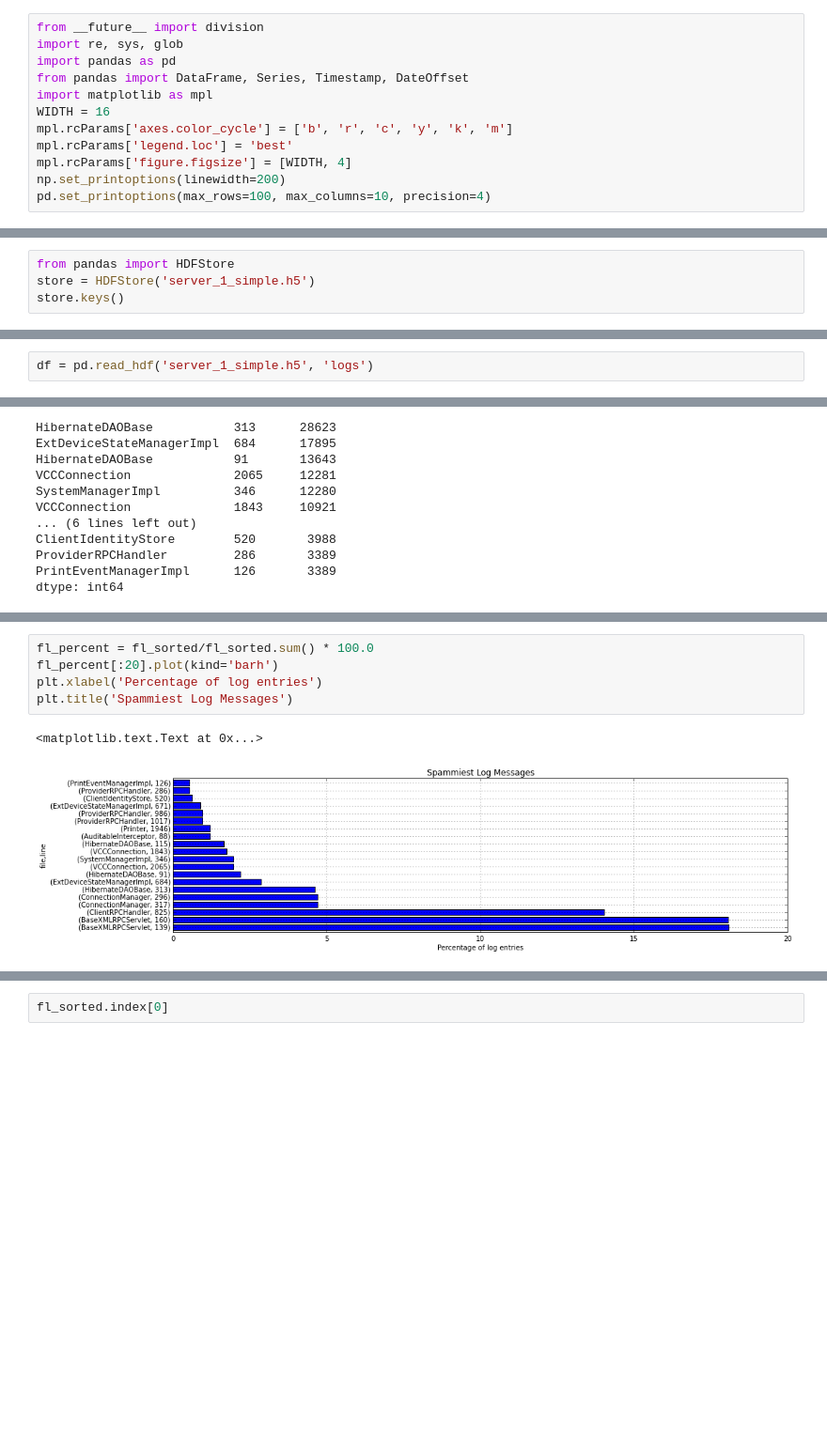
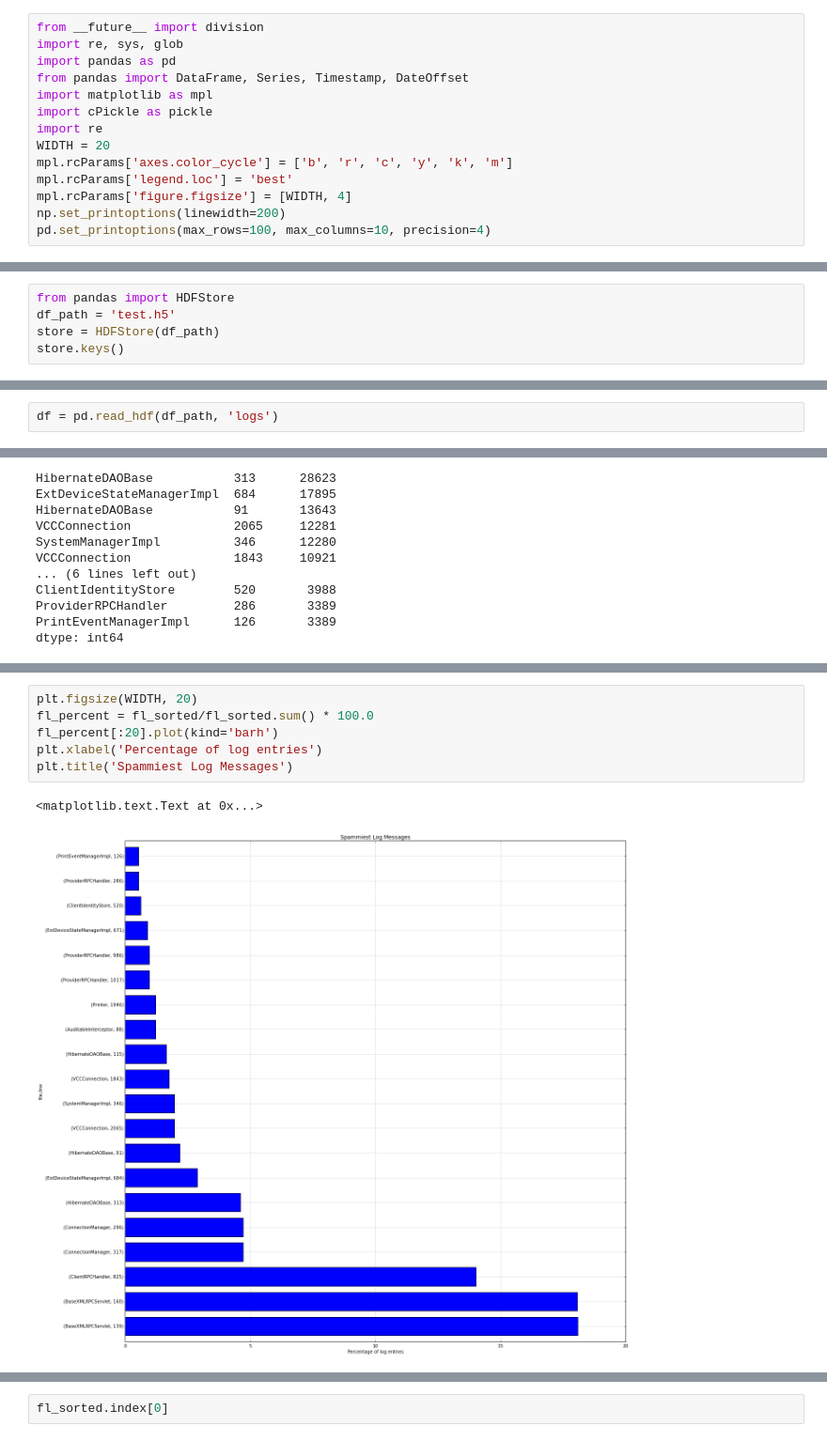
Before and after one commit to peterwilliams97/log_analysis, a Jupyter notebook: nb_pandas-template.ipynb, the cells around one changed output, grey strips where cells are left out. Shown at 94% size. Saved outputs shown, nothing was run; the diff lists cells and outputs as text; blank space fills up the shorter version.

```diff
--- a/nb_pandas-template.ipynb
+++ b/nb_pandas-template.ipynb
@@ -13,7 +12,9 @@ import re, sys, glob
 import pandas as pd
 from pandas import DataFrame, Series, Timestamp, DateOffset
 import matplotlib as mpl
-WIDTH = 16
+import cPickle as pickle
+import re
+WIDTH = 20
 mpl.rcParams['axes.color_cycle'] = ['b', 'r', 'c', 'y', 'k', 'm']
 mpl.rcParams['legend.loc'] = 'best'
 mpl.rcParams['figure.figsize'] = [WIDTH, 4]
@@ -68,6 +67,7 @@ The DataFrame was saved in an HDF5 with the extension __`.h5`__.
 # %%
 from pandas import HDFStore
-store = HDFStore('server_1_simple.h5')
+df_path = 'test.h5'
+store = HDFStore(df_path)
 store.keys()
 # %% [output]
 ['/logs']
@@ -74,5 +103,5 @@ store.keys()
 # %%
-df = pd.read_hdf('server_1_simple.h5', 'logs')
+df = pd.read_hdf(df_path, 'logs')
 # %% [markdown]
 Take a look at the DataFrame.
 # %%
@@ -332,11 +402,12 @@ dtype: int64
 # %%
+plt.figsize(WIDTH, 20)
 fl_percent = fl_sorted/fl_sorted.sum() * 100.0
 fl_percent[:20].plot(kind='barh')
 plt.xlabel('Percentage of log entries')
 plt.title('Spammiest Log Messages')
 # %% [output]
 <matplotlib.text.Text at 0x...>
-[figure, old version]
+[figure, new version]
 # %%
 fl_percent_cum = fl_sorted.cumsum()/fl_sorted.sum() * 100
 fl_percent_cum[:20].plot(kind='barh')
```
Also changed, not shown: parts of 21 cells of this notebook, 1 other file.
